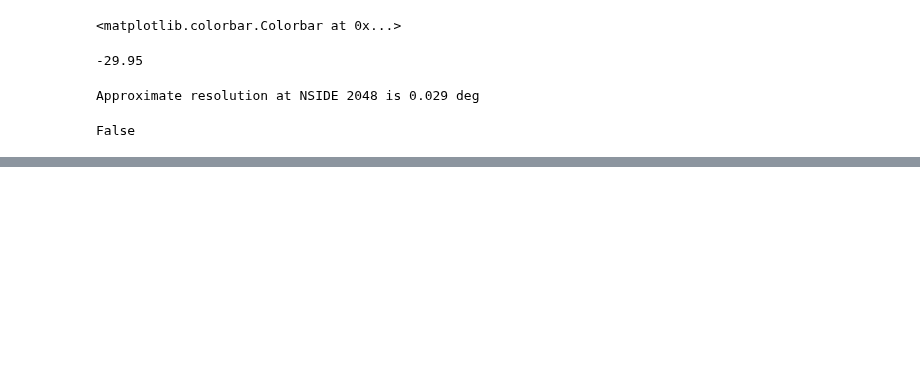
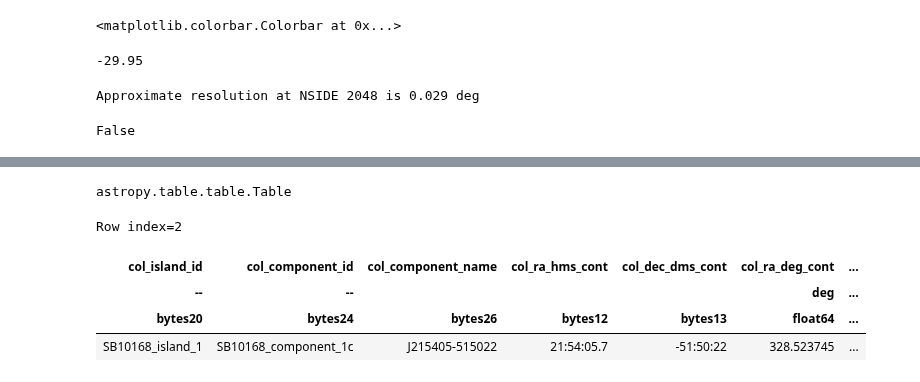
Before and after one commit to AlecThomson/arrakis, a Jupyter notebook: notebooks/query.ipynb, the cells around one changed output, grey strips where cells are left out. Saved outputs shown, nothing was run; the diff lists cells and outputs as text; code cells hidden in the pictures; blank space fills up the shorter version.

```diff
--- a/notebooks/query.ipynb
+++ b/notebooks/query.ipynb
@@ -207,0 +281,12 @@ hp.mollview(array, xsize=10000)
+# %%
+type(datadict['i_tab_comp'].loc[datadict['i_tab']['col_island_id'][0]])
+# %% [output]
+astropy.table.table.Table
+# %%
+row
+# %% [output]
+Row index=2
+| col_island_id | col_component_id | col_component_name | col_ra_hms_cont | col_dec_dms_cont | col_ra_deg_cont | ... |
+| -- | -- |  |  |  | deg | ... |
+| bytes20 | bytes24 | bytes26 | bytes12 | bytes13 | float64 | ... |
+| SB10168_island_1 | SB10168_component_1c | J215405-515022 | 21:54:05.7 | -51:50:22 | 328.523745 | ... |
```
Also changed, not shown: parts of 16 cells of this notebook.
